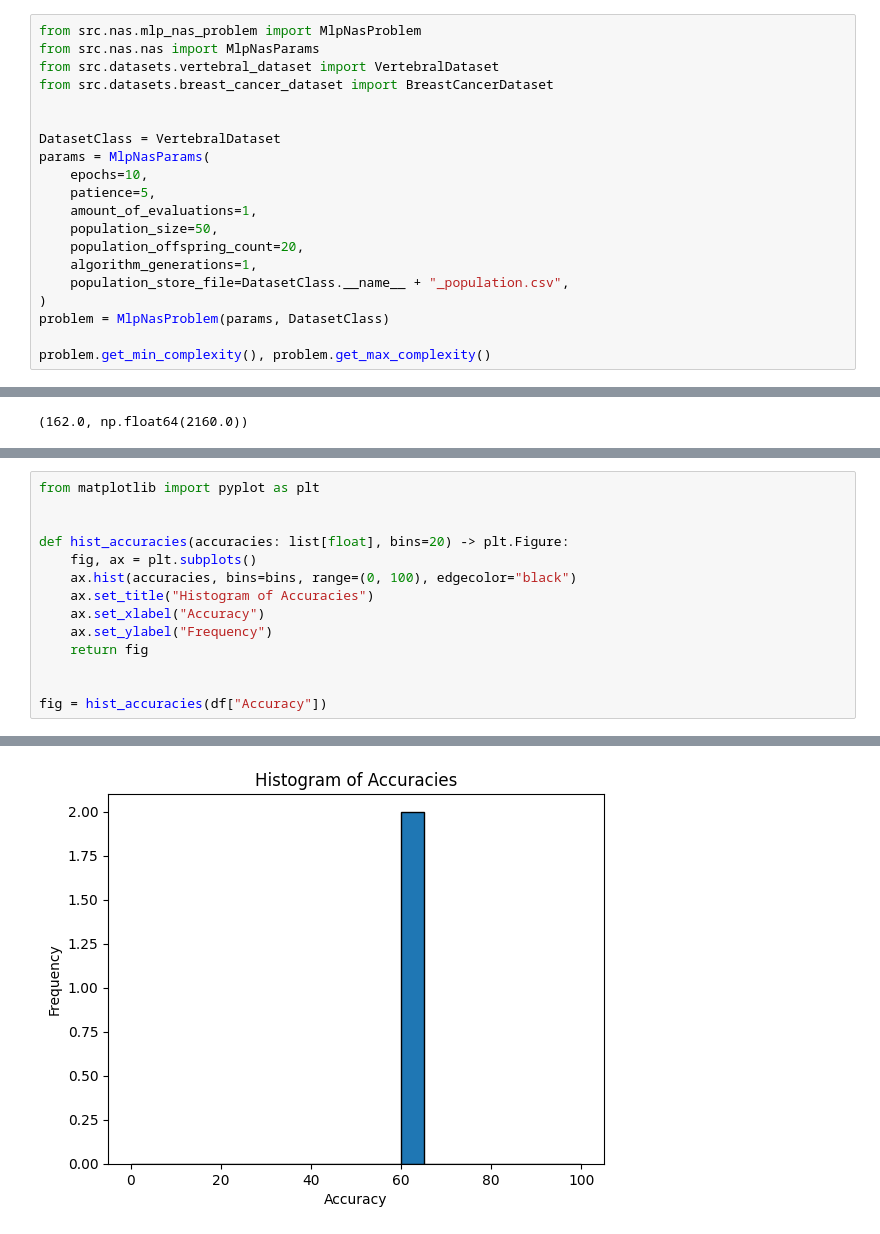
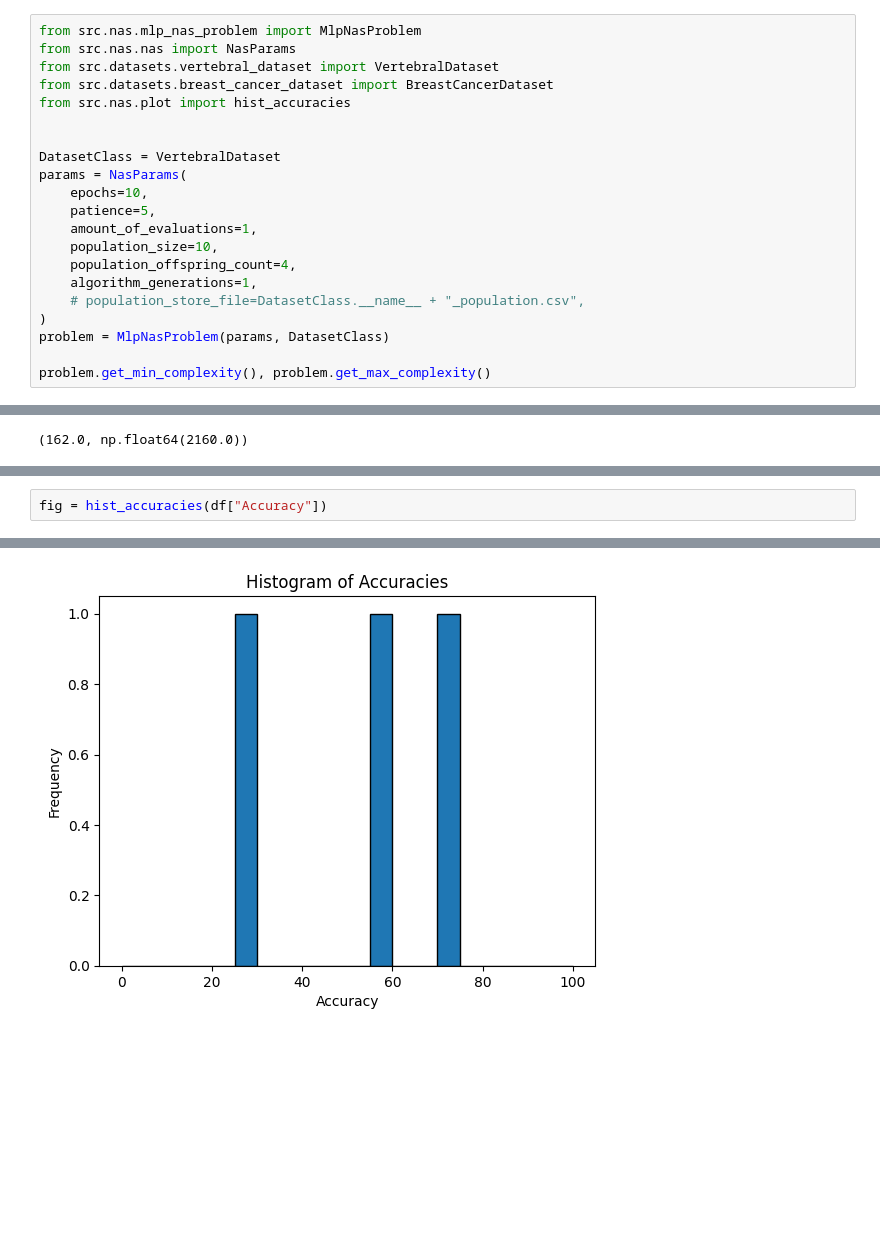
Before and after one commit to DiceNameIsMy/neural-networks-compression, a Jupyter notebook: src/notebooks/nas.ipynb, the cells around one changed output, grey strips where cells are left out. Saved outputs shown, nothing was run; the diff lists cells and outputs as text; blank space fills up the shorter version.

```diff
--- a/src/notebooks/nas.ipynb
+++ b/src/notebooks/nas.ipynb
@@ -23,20 +23,21 @@ low, high
  array([7, 3, 8, 7, 8, 7, 8, 7, 2, 3, 3, 1, 1, 6, 3]))
 # %%
 from src.nas.mlp_nas_problem import MlpNasProblem
-from src.nas.nas import MlpNasParams
+from src.nas.nas import NasParams
 from src.datasets.vertebral_dataset import VertebralDataset
 from src.datasets.breast_cancer_dataset import BreastCancerDataset
+from src.nas.plot import hist_accuracies
 
 
 DatasetClass = VertebralDataset
-params = MlpNasParams(
+params = NasParams(
     epochs=10,
     patience=5,
     amount_of_evaluations=1,
-    population_size=50,
-    population_offspring_count=20,
+    population_size=10,
+    population_offspring_count=4,
     algorithm_generations=1,
-    population_store_file=DatasetClass.__name__ + "_population.csv",
+    # population_store_file=DatasetClass.__name__ + "_population.csv",
 )
 problem = MlpNasProblem(params, DatasetClass)
 
@@ -157,16 +116,4 @@ MLPParams(fc=FCParams(layers=[FCLayerParams(height=6,
                               early_stop_patience=5))
 # %%
-from matplotlib import pyplot as plt
-
-
-def hist_accuracies(accuracies: list[float], bins=20) -> plt.Figure:
-    fig, ax = plt.subplots()
-    ax.hist(accuracies, bins=bins, range=(0, 100), edgecolor="black")
-    ax.set_title("Histogram of Accuracies")
-    ax.set_xlabel("Accuracy")
-    ax.set_ylabel("Frequency")
-    return fig
-
-
 fig = hist_accuracies(df["Accuracy"])
 # %% [output]
@@ -190,4 +120,4 @@ D
-[figure, old version]
+[figure, new version]
 # %%
 from src.nas import plot
 
```
Also changed, not shown: parts of 18 cells of this notebook, 12 other files.
